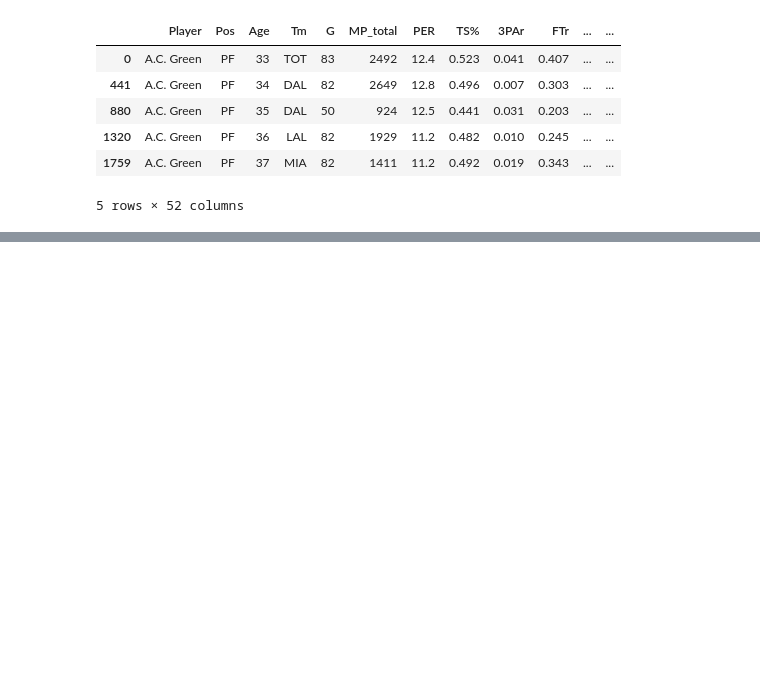
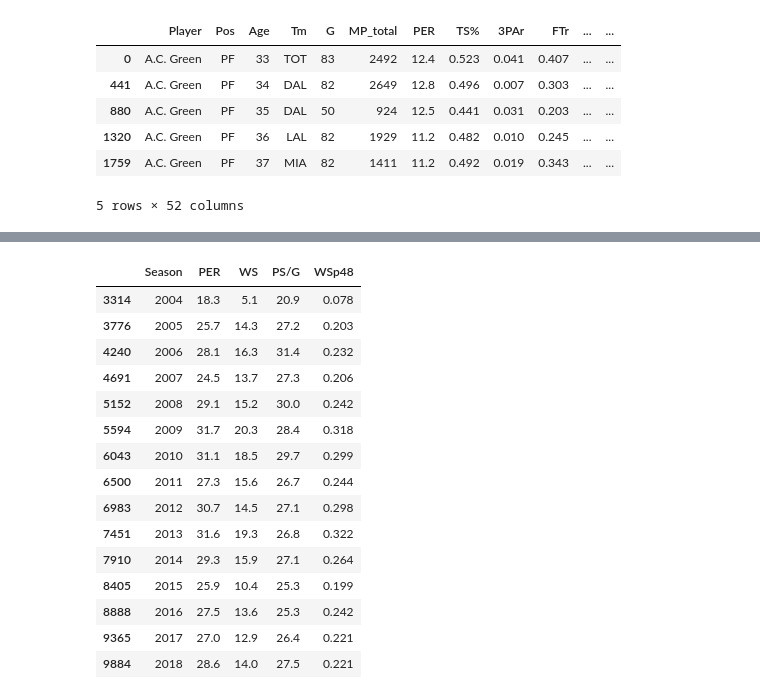
Before and after one commit to KirkAVoss/kv-capstone, a Jupyter notebook: NBAwinshare/notebooks/EDA_and_read_in_functionality.ipynb, the cells around one changed output, grey strips where cells are left out. Saved outputs shown, nothing was run; the diff lists cells and outputs as text; code cells hidden in the pictures; blank space fills up the shorter version.

```diff
--- a/NBAwinshare/notebooks/EDA_and_read_in_functionality.ipynb
+++ b/NBAwinshare/notebooks/EDA_and_read_in_functionality.ipynb
@@ -1168,0 +1172,19 @@ merged
+# %%
+merged.loc[merged['Player']== 'LeBron James', ['Season','PER','WS','PS/G','WSp48']]
+# %% [output]
+|  | Season | PER | WS | PS/G | WSp48 |
+| 3314 | 2004 | 18.3 | 5.1 | 20.9 | 0.078 |
+| 3776 | 2005 | 25.7 | 14.3 | 27.2 | 0.203 |
+| 4240 | 2006 | 28.1 | 16.3 | 31.4 | 0.232 |
+| 4691 | 2007 | 24.5 | 13.7 | 27.3 | 0.206 |
+| 5152 | 2008 | 29.1 | 15.2 | 30.0 | 0.242 |
+| 5594 | 2009 | 31.7 | 20.3 | 28.4 | 0.318 |
+| 6043 | 2010 | 31.1 | 18.5 | 29.7 | 0.299 |
+| 6500 | 2011 | 27.3 | 15.6 | 26.7 | 0.244 |
+| 6983 | 2012 | 30.7 | 14.5 | 27.1 | 0.298 |
+| 7451 | 2013 | 31.6 | 19.3 | 26.8 | 0.322 |
+| 7910 | 2014 | 29.3 | 15.9 | 27.1 | 0.264 |
+| 8405 | 2015 | 25.9 | 10.4 | 25.3 | 0.199 |
+| 8888 | 2016 | 27.5 | 13.6 | 25.3 | 0.242 |
+| 9365 | 2017 | 27.0 | 12.9 | 26.4 | 0.221 |
+| 9884 | 2018 | 28.6 | 14.0 | 27.5 | 0.221 |
```
Also changed, not shown: parts of 16 cells of this notebook, 1 other file.
